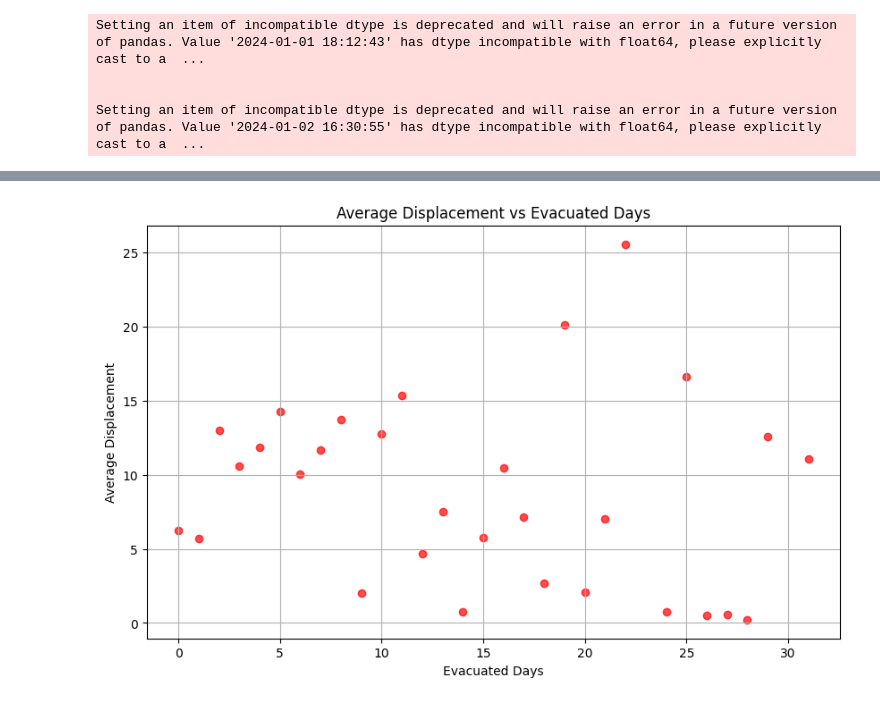
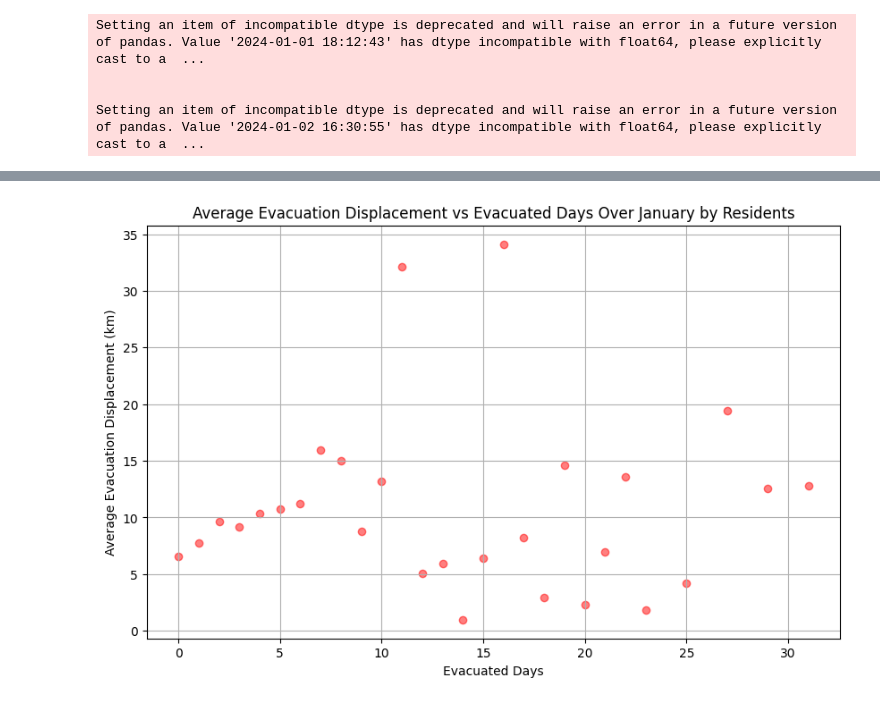
Before and after one commit to shahriarahmadf/IRP-noto-earthquake, a Jupyter notebook: notebooks/experiments/evacuation_duration_vs_evacuation_distance_residents.ipynb, the cells around one changed output, grey strips where cells are left out. Saved outputs shown, nothing was run; the diff lists cells and outputs as text; code cells hidden in the pictures.

Commit message:
evac duration vs evac. discplacement graph generated

```diff
--- a/notebooks/experiments/evacuation_duration_vs_evacuation_distance_residents.ipynb
+++ b/notebooks/experiments/evacuation_duration_vs_evacuation_distance_residents.ipynb
@@ -104,0 +95,4 @@ display(df.head())
+# %%
+from utils.resident.city_classification import city_classification
+df = city_classification(df)
+df.shape
@@ -114,9 +127,12 @@ residents_df = pd.DataFrame({
     'evacuated_on': [np.nan] * len(unique_ids),
     'returned_on': [np.nan] * len(unique_ids),
     'evacuated_days': [np.nan] * len(unique_ids),
-    'displacement': [np.nan] * len(unique_ids),
-    'home_city': [np.nan] * len(unique_ids)
+    'displacement': [np.nan] * len(unique_ids)
+    # 'home_city': [np.nan] * len(unique_ids)
 })
+
+# Update the home_city column in residents_df based on df
+residents_df = residents_df.merge(df[['common_id', 'home_city']].drop_duplicates(), on='common_id', how='left')
 
 # Function to update residents_df based on conditions
 def update_residents(df, residents_df):
@@ -132,7 +148,7 @@ def update_residents(df, residents_df):
                 evacuated_on = row['arrive_time_o']
                 displacement = row['distance_dh']
 
-            if evacuated_on is not None and row['mesh_d'] == row['poi_home']:
+            if evacuated_on is not None and row['mesh_d'] == row['poi_home'] and row['stay_time_d'] >= 360:
                 returned_on = row['arrive_time_o']
                 break
 
@@ -147,6 +163,7 @@ def update_residents(df, residents_df):
             else:
                 residents_df.loc[residents_df['common_id'] == common_id, 'evacuated_days'] = 31
 
+
 update_residents(df, residents_df)
 # %% [output]
 Setting an item of incompatible dtype is deprecated and will raise an error in a future version of pandas. Value '2024-01-01 18:12:43' has dtype incompatible with float64, please explicitly cast to a  ...
@@ -182,21 +232,24 @@ evacuated_in_first_three_days.shape
 # %%
 import pandas as pd
 import numpy as np
 import matplotlib.pyplot as plt
 from scipy.optimize import curve_fit
 
 # Assuming residents_df is already defined and populated
 
 # Group by 'evacuated_days' and calculate the mean 'displacement'
-grouped_df = evacuated_in_first_three_days.groupby('evacuated_days')['displacement'].mean().reset_index()
+grouped_df = residents_df.groupby('evacuated_days')['displacement'].mean().reset_index()
 
 # Plot the results as a red scatter plot
 plt.figure(figsize=(10, 6))
-plt.scatter(grouped_df['evacuated_days'], grouped_df['displacement'], color='red', alpha=0.7)
-plt.title('Average Displacement vs Evacuated Days')
+plt.scatter(grouped_df['evacuated_days'], grouped_df['displacement'], color='red', alpha=0.5)
+plt.title('Average Evacuation Displacement vs Evacuated Days Over January by Residents')
 plt.xlabel('Evacuated Days')
-plt.ylabel('Average Displacement')
+plt.ylabel('Average Evacuation Displacement (km)')
 plt.grid(True)
+# Save the plot to a file (e.g., PNG format)
+plt.savefig('E:\\IRP_noto_earthquake\\results\\wajima_evacuation_displacement.png')
+
 plt.show()
 # %% [output]
-[figure, old version]
+[figure, new version]
```
Also changed, not shown: parts of 16 cells of this notebook, 14 other files.
